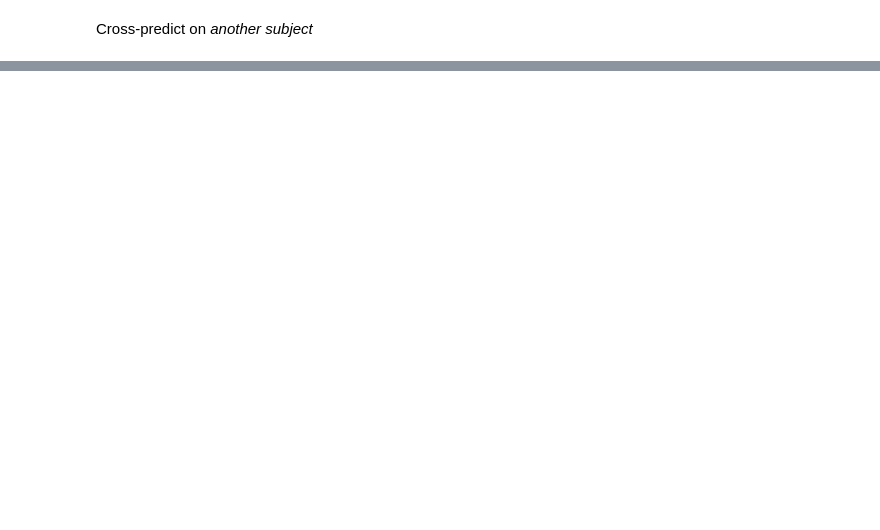
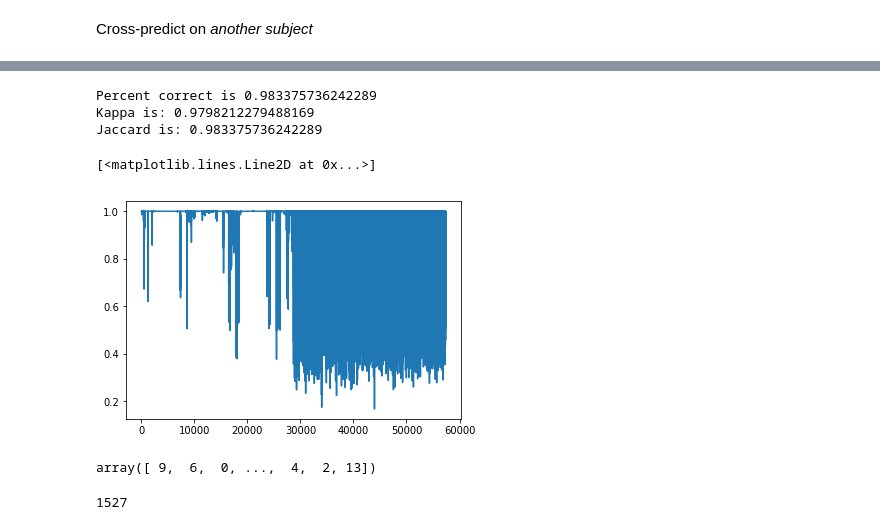
Before and after one commit to uw-biomedical-ml/bundlenet, a Jupyter notebook: recobundlenet.ipynb, the cells around one changed output, grey strips where cells are left out. Drawn from its saved outputs; the diff is of its cells as text; code cells hidden in the pictures; blank space fills up the shorter version.

```diff
--- a/recobundlenet.ipynb
+++ b/recobundlenet.ipynb
@@ -332,2 +395,11 @@ p_idx = np.argmax(p_subj2, axis=-1)
 # %%
-bn.print_accuarcystats(p_idx,all_labels)
+bn.print_accuarcystats(p_idx[labels_subj2<16],labels_subj2[labels_subj2<16])
+# %% [output]
+Percent correct is 0.983375736242289
+Kappa is: 0.9798212279488169
+Jaccard is: 0.983375736242289
+# %%
+plt.plot(p_subj2.max(axis=1))
+# %% [output]
+[<matplotlib.lines.Line2D at 0x...>]
+[figure, added]
@@ -334 +408,10 @@ bn.print_accuarcystats(p_idx,all_labels)
+# %%
+p_idx
+# %% [output]
+array([ 9,  6,  0, ...,  4,  2, 13])
+# %%
+sum(p_idx[labels_subj2==0]==0)
+len(p_idx[labels_subj2==0])
+# %% [output]
+1527
 # %%
```
Also changed, not shown: parts of 55 cells of this notebook.
